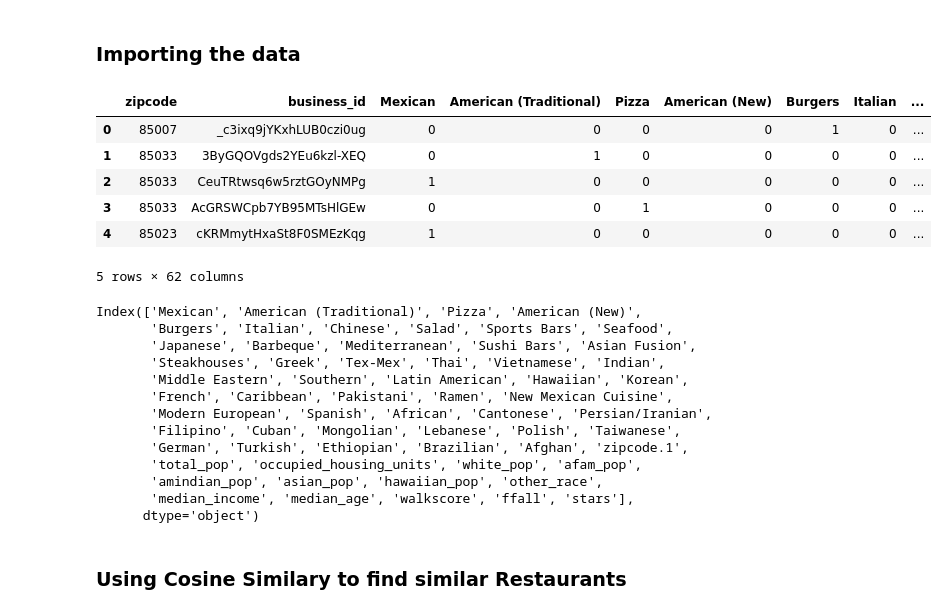
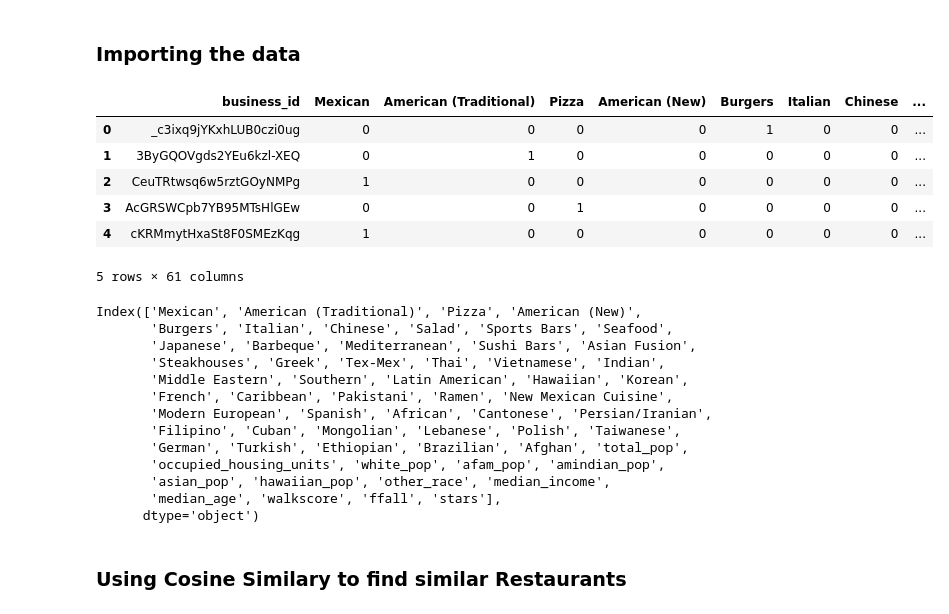
Before and after one commit to nirupampratap/fall2018cse6242, a Jupyter notebook: src/python/prashanth/Similar Restaurants.ipynb, the cells around one changed output. Drawn from its saved outputs; the diff is of its cells as text; code cells hidden in the pictures.

```diff
--- a/src/python/prashanth/Similar Restaurants.ipynb
+++ b/src/python/prashanth/Similar Restaurants.ipynb
@@ -9,21 +9,21 @@ from sklearn.metrics.pairwise import cosine_similarity
 # %% [markdown]
 ### Importing the data
 # %%
-raw_data = pd.read_csv('~/Documents/6242 Project/fall2018cse6242/data/phoenix_business_ws_rw_ffall_merged2.csv', skipinitialspace=True)
+raw_data2 = pd.read_csv('~/Documents/6242 Project/fall2018cse6242/data/phoenix_business_ws_rw_ffall_merged2.csv', skipinitialspace=True)
 # %%
 # Dropping unecessary columns
 
 drop_cols = ['zipcode', 'zipcode.1', 'ffall_category', 'CuisineCombined', 'male', 'female', 'under_18', 'above_18', 'review_count']
-data = raw_data.drop(columns=drop_cols)
+data = raw_data2.drop(columns=drop_cols)
 data.head()
 # %% [output]
-|  | zipcode | business_id | Mexican | American (Traditional) | Pizza | American (New) | Burgers | Italian | ... |
-| 0 | 85007 | _c3ixq9jYKxhLUB0czi0ug | 0 | 0 | 0 | 0 | 1 | 0 | ... |
-| 1 | 85033 | 3ByGQOVgds2YEu6kzl-XEQ | 0 | 1 | 0 | 0 | 0 | 0 | ... |
-| 2 | 85033 | CeuTRtwsq6w5rztGOyNMPg | 1 | 0 | 0 | 0 | 0 | 0 | ... |
-| 3 | 85033 | AcGRSWCpb7YB95MTsHlGEw | 0 | 0 | 1 | 0 | 0 | 0 | ... |
-| 4 | 85023 | cKRMmytHxaSt8F0SMEzKqg | 1 | 0 | 0 | 0 | 0 | 0 | ... |
+|  | business_id | Mexican | American (Traditional) | Pizza | American (New) | Burgers | Italian | Chinese | ... |
+| 0 | _c3ixq9jYKxhLUB0czi0ug | 0 | 0 | 0 | 0 | 1 | 0 | 0 | ... |
+| 1 | 3ByGQOVgds2YEu6kzl-XEQ | 0 | 1 | 0 | 0 | 0 | 0 | 0 | ... |
+| 2 | CeuTRtwsq6w5rztGOyNMPg | 1 | 0 | 0 | 0 | 0 | 0 | 0 | ... |
+| 3 | AcGRSWCpb7YB95MTsHlGEw | 0 | 0 | 1 | 0 | 0 | 0 | 0 | ... |
+| 4 | cKRMmytHxaSt8F0SMEzKqg | 1 | 0 | 0 | 0 | 0 | 0 | 0 | ... |
-5 rows × 62 columns
+5 rows × 61 columns
 # %%
 data = data.set_index('business_id')
 # data = data.apply(lambda x: (x - np.mean(x)) / np.std(x), axis=0)
@@ -40,10 +40,10 @@ Index(['Mexican', 'American (Traditional)', 'Pizza', 'American (New)',
        'French', 'Caribbean', 'Pakistani', 'Ramen', 'New Mexican Cuisine',
        'Modern European', 'Spanish', 'African', 'Cantonese', 'Persian/Iranian',
        'Filipino', 'Cuban', 'Mongolian', 'Lebanese', 'Polish', 'Taiwanese',
-       'German', 'Turkish', 'Ethiopian', 'Brazilian', 'Afghan', 'zipcode.1',
-       'total_pop', 'occupied_housing_units', 'white_pop', 'afam_pop',
-       'amindian_pop', 'asian_pop', 'hawaiian_pop', 'other_race',
-       'median_income', 'median_age', 'walkscore', 'ffall', 'stars'],
+       'German', 'Turkish', 'Ethiopian', 'Brazilian', 'Afghan', 'total_pop',
+       'occupied_housing_units', 'white_pop', 'afam_pop', 'amindian_pop',
+       'asian_pop', 'hawaiian_pop', 'other_race', 'median_income',
+       'median_age', 'walkscore', 'ffall', 'stars'],
       dtype='object')
 # %% [markdown]
 ### Using Cosine Similary to find similar Restaurants
```
Also changed, not shown: parts of 2 cells of this notebook, 3 other files.
